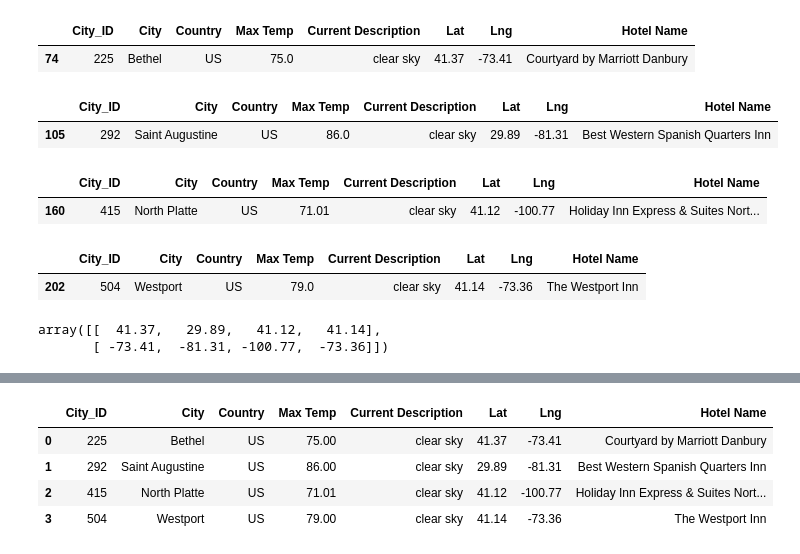
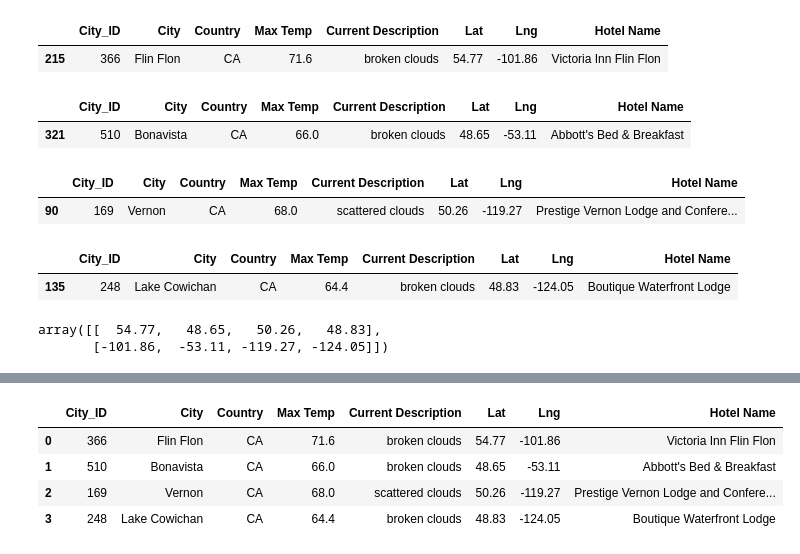
Before and after one commit to GR8505/World_Weather_Analysis, a Jupyter notebook: Vacation_Itinerary.ipynb, the cells around one changed output, grey strips where cells are left out. Drawn from its saved outputs; the diff is of its cells as text; code cells hidden in the pictures.

```diff
--- a/Vacation_Itinerary.ipynb
+++ b/Vacation_Itinerary.ipynb
@@ -26,44 +26,44 @@ vacation_it_df.head()
 # %%
 # Creating separate DataFrames for four cities within the same continent
-bethel_us_df = vacation_it_df.loc[(vacation_it_df["City"] == "Bethel") & \
-                                       (vacation_it_df["Country"] == "US")]
+flinflon_ca_df = vacation_it_df.loc[(vacation_it_df["City"] == "Flin Flon") & \
+                                       (vacation_it_df["Country"] == "CA")]
 
-st_augustine_us_df = vacation_it_df.loc[(vacation_it_df["City"] == "Saint Augustine") & \
-                                       (vacation_it_df["Country"] == "US")]
+bonavista_ca_df = vacation_it_df.loc[(vacation_it_df["City"] == "Bonavista") & \
+                                       (vacation_it_df["Country"] == "CA")]
 
-north_platte_us_df = vacation_it_df.loc[(vacation_it_df["City"] == "North Platte") & \
-                                       (vacation_it_df["Country"] == "US")]
+vernon_ca_df = vacation_it_df.loc[(vacation_it_df["City"] == "Vernon") & \
+                                       (vacation_it_df["Country"] == "CA")]
 
-westport_us_df = vacation_it_df.loc[(vacation_it_df["City"] == "Westport") & \
-                                       (vacation_it_df["Country"] == "US")]
+lakecowi_ca_df = vacation_it_df.loc[(vacation_it_df["City"] == "Lake Cowichan") & \
+                                       (vacation_it_df["Country"] == "CA")]
-# %%
-bethel_us_df
-# %% [output]
-|  | City_ID | City | Country | Max Temp | Current Description | Lat | Lng | Hotel Name |
-| 74 | 225 | Bethel | US | 75.0 | clear sky | 41.37 | -73.41 | Courtyard by Marriott Danbury |
-# %%
-st_augustine_us_df
-# %% [output]
-|  | City_ID | City | Country | Max Temp | Current Description | Lat | Lng | Hotel Name |
-| 105 | 292 | Saint Augustine | US | 86.0 | clear sky | 29.89 | -81.31 | Best Western Spanish Quarters Inn |
-# %%
-north_platte_us_df
-# %% [output]
-|  | City_ID | City | Country | Max Temp | Current Description | Lat | Lng | Hotel Name |
-| 160 | 415 | North Platte | US | 71.01 | clear sky | 41.12 | -100.77 | Holiday Inn Express & Suites Nort... |
-# %%
-westport_us_df
-# %% [output]
-|  | City_ID | City | Country | Max Temp | Current Description | Lat | Lng | Hotel Name |
-| 202 | 504 | Westport | US | 79.0 | clear sky | 41.14 | -73.36 | The Westport Inn |
+# %%
+flinflon_ca_df
+# %% [output]
+|  | City_ID | City | Country | Max Temp | Current Description | Lat | Lng | Hotel Name |
+| 215 | 366 | Flin Flon | CA | 71.6 | broken clouds | 54.77 | -101.86 | Victoria Inn Flin Flon |
+# %%
+bonavista_ca_df
+# %% [output]
+|  | City_ID | City | Country | Max Temp | Current Description | Lat | Lng | Hotel Name |
+| 321 | 510 | Bonavista | CA | 66.0 | broken clouds | 48.65 | -53.11 | Abbott's Bed & Breakfast |
+# %%
+vernon_ca_df
+# %% [output]
+|  | City_ID | City | Country | Max Temp | Current Description | Lat | Lng | Hotel Name |
+| 90 | 169 | Vernon | CA | 68.0 | scattered clouds | 50.26 | -119.27 | Prestige Vernon Lodge and Confere... |
+# %%
+lakecowi_ca_df
+# %% [output]
+|  | City_ID | City | Country | Max Temp | Current Description | Lat | Lng | Hotel Name |
+| 135 | 248 | Lake Cowichan | CA | 64.4 | broken clouds | 48.83 | -124.05 | Boutique Waterfront Lodge |
 # %%
 # Creating latitude and longitude pairs for each city DataFrame as tuples
 
-lat_lng_pairs_df=pd.DataFrame({"Bethel": [41.37, -73.41], "Saint Augustine": [29.89, -81.31], "North Platte": [41.12, -100.77], "Westport": [41.14, -73.36]})
+lat_lng_pairs_df=pd.DataFrame({"Flin Flon": [54.77, -101.86], "Bonavista": [48.65, -53.11], "Vernon": [50.26, -119.27], "Lake Cowichan": [48.83, -124.05]})
 lat_lng_pairs_df.to_numpy()
 # %% [output]
-array([[  41.37,   29.89,   41.12,   41.14],
-       [ -73.41,  -81.31, -100.77,  -73.36]])
+array([[  54.77,   48.65,   50.26,   48.83],
+       [-101.86,  -53.11, -119.27, -124.05]])
 # %%
 # Creating direction layer for Bethel to Saint Augustine
 fig = gmaps.figure()
@@ -83,13 +83,14 @@ fig
 [interactive output not drawn]
 # %%
 # Merging 4 separate DataFrames for each city into one
-df1=pd.concat([bethel_us_df, st_augustine_us_df, north_platte_us_df, westport_us_df], ignore_index=True)
+df1=pd.concat([flinflon_ca_df, bonavista_ca_df, vernon_ca_df, lakecowi_ca_df], ignore_index=True)
+df1
 # %% [output]
 |  | City_ID | City | Country | Max Temp | Current Description | Lat | Lng | Hotel Name |
-| 0 | 225 | Bethel | US | 75.00 | clear sky | 41.37 | -73.41 | Courtyard by Marriott Danbury |
-| 1 | 292 | Saint Augustine | US | 86.00 | clear sky | 29.89 | -81.31 | Best Western Spanish Quarters Inn |
-| 2 | 415 | North Platte | US | 71.01 | clear sky | 41.12 | -100.77 | Holiday Inn Express & Suites Nort... |
-| 3 | 504 | Westport | US | 79.00 | clear sky | 41.14 | -73.36 | The Westport Inn |
+| 0 | 366 | Flin Flon | CA | 71.6 | broken clouds | 54.77 | -101.86 | Victoria Inn Flin Flon |
+| 1 | 510 | Bonavista | CA | 66.0 | broken clouds | 48.65 | -53.11 | Abbott's Bed & Breakfast |
+| 2 | 169 | Vernon | CA | 68.0 | scattered clouds | 50.26 | -119.27 | Prestige Vernon Lodge and Confere... |
+| 3 | 248 | Lake Cowichan | CA | 64.4 | broken clouds | 48.83 | -124.05 | Boutique Waterfront Lodge |
 # %%
 info_box_template = """
 <dl>
```
Also changed, not shown: parts of 3 cells of this notebook, 8 other files.
